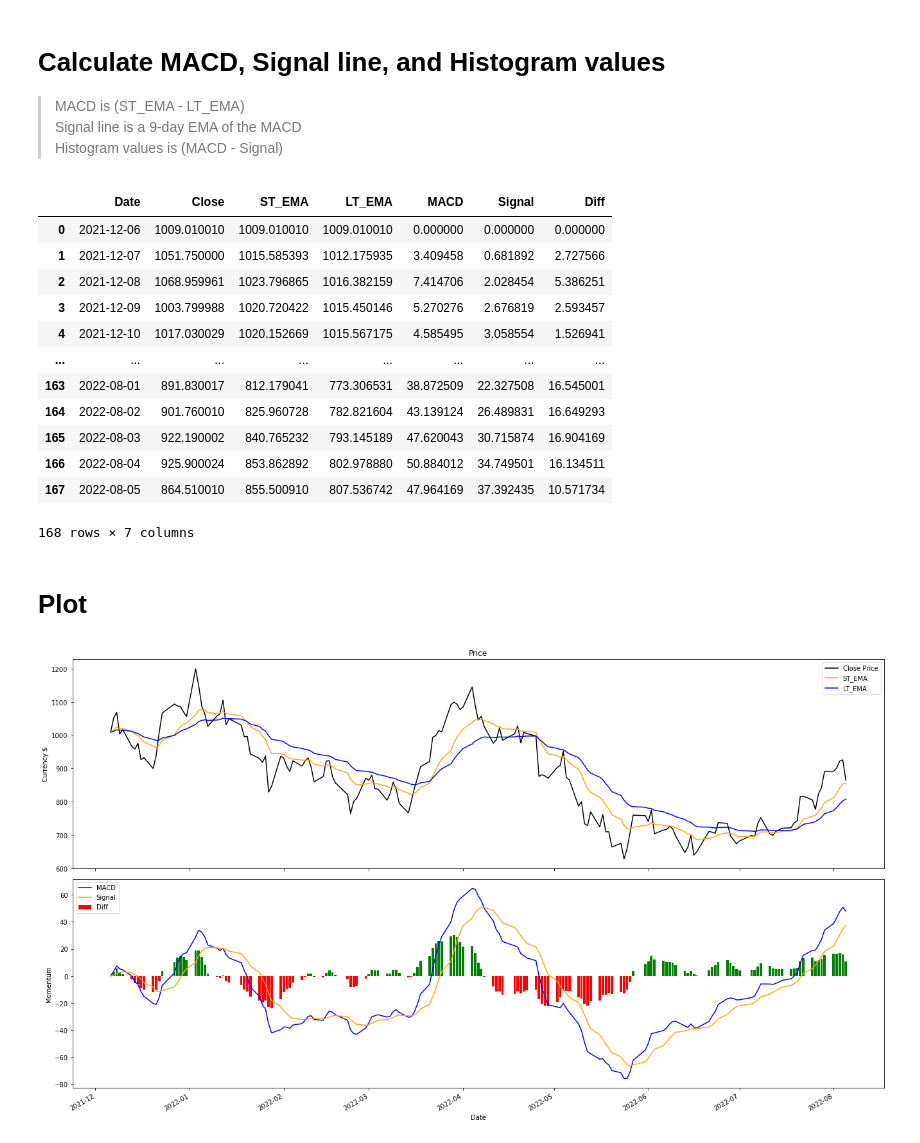
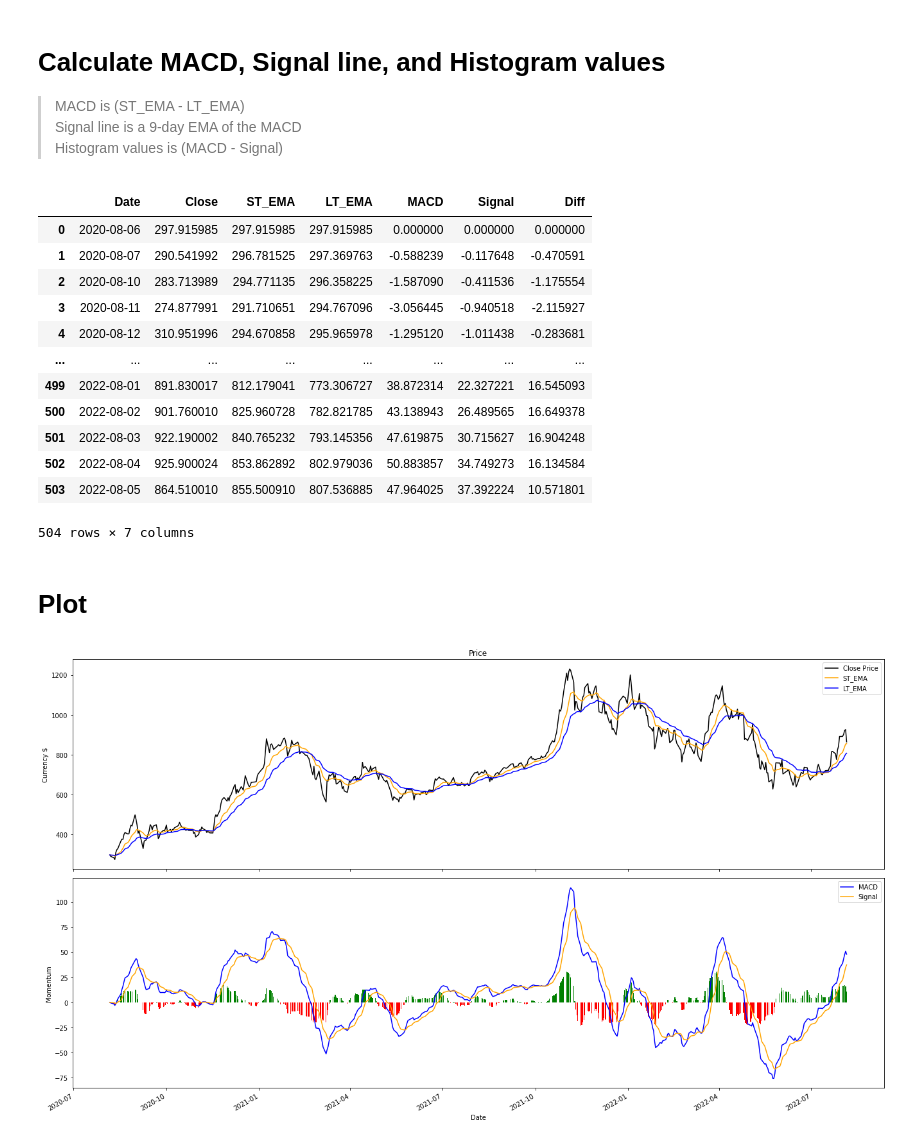
Before and after one commit to ShenChikai/Trading-Projects, a Jupyter notebook: MACD/MACD.ipynb, the cells around one changed output. Cells and saved outputs as stored; diff of their text form; code cells hidden in the pictures.

```diff
--- a/MACD/MACD.ipynb
+++ b/MACD/MACD.ipynb
@@ -25,11 +25,12 @@ warnings.simplefilter(action="ignore", category=SettingWithCopyWarning)
 stock_list = ['TSLA']
 stock_historical = yf.download(
     stock_list,
-    period="8mo",
+    period="24mo",
     interval="1d"
 )
 
-stock_historical.head()
+display(stock_historical.head())
+print(len(stock_historical), "data points.")
 # %% [output]
 [*********************100%***********************]  1 of 1 completed
 |  | Open | High | Low | Close | Adj Close | Volume |
@@ -133,50 +135,49 @@ MACD_df['Diff'] = MACD_df['MACD'] - MACD_df['Signal']
 MACD_df
 # %% [output]
 |  | Date | Close | ST_EMA | LT_EMA | MACD | Signal | Diff |
-| 0 | 2021-12-06 | 1009.010010 | 1009.010010 | 1009.010010 | 0.000000 | 0.000000 | 0.000000 |
-| 1 | 2021-12-07 | 1051.750000 | 1015.585393 | 1012.175935 | 3.409458 | 0.681892 | 2.727566 |
-| 2 | 2021-12-08 | 1068.959961 | 1023.796865 | 1016.382159 | 7.414706 | 2.028454 | 5.386251 |
-| 3 | 2021-12-09 | 1003.799988 | 1020.720422 | 1015.450146 | 5.270276 | 2.676819 | 2.593457 |
-| 4 | 2021-12-10 | 1017.030029 | 1020.152669 | 1015.567175 | 4.585495 | 3.058554 | 1.526941 |
+| 0 | 2020-08-06 | 297.915985 | 297.915985 | 297.915985 | 0.000000 | 0.000000 | 0.000000 |
+| 1 | 2020-08-07 | 290.541992 | 296.781525 | 297.369763 | -0.588239 | -0.117648 | -0.470591 |
+| 2 | 2020-08-10 | 283.713989 | 294.771135 | 296.358225 | -1.587090 | -0.411536 | -1.175554 |
+| 3 | 2020-08-11 | 274.877991 | 291.710651 | 294.767096 | -3.056445 | -0.940518 | -2.115927 |
+| 4 | 2020-08-12 | 310.951996 | 294.670858 | 295.965978 | -1.295120 | -1.011438 | -0.283681 |
 | ... | ... | ... | ... | ... | ... | ... | ... |
-| 163 | 2022-08-01 | 891.830017 | 812.179041 | 773.306531 | 38.872509 | 22.327508 | 16.545001 |
-| 164 | 2022-08-02 | 901.760010 | 825.960728 | 782.821604 | 43.139124 | 26.489831 | 16.649293 |
-| 165 | 2022-08-03 | 922.190002 | 840.765232 | 793.145189 | 47.620043 | 30.715874 | 16.904169 |
-| 166 | 2022-08-04 | 925.900024 | 853.862892 | 802.978880 | 50.884012 | 34.749501 | 16.134511 |
-| 167 | 2022-08-05 | 864.510010 | 855.500910 | 807.536742 | 47.964169 | 37.392435 | 10.571734 |
+| 499 | 2022-08-01 | 891.830017 | 812.179041 | 773.306727 | 38.872314 | 22.327221 | 16.545093 |
+| 500 | 2022-08-02 | 901.760010 | 825.960728 | 782.821785 | 43.138943 | 26.489565 | 16.649378 |
+| 501 | 2022-08-03 | 922.190002 | 840.765232 | 793.145356 | 47.619875 | 30.715627 | 16.904248 |
+| 502 | 2022-08-04 | 925.900024 | 853.862892 | 802.979036 | 50.883857 | 34.749273 | 16.134584 |
+| 503 | 2022-08-05 | 864.510010 | 855.500910 | 807.536885 | 47.964025 | 37.392224 | 10.571801 |
-168 rows × 7 columns
+504 rows × 7 columns
 # %% [markdown]
 # Plot
 # %%
 MACD_df.set_index('Date', inplace=True)
 # 2row-1col graph with
 #    Price, ST/LT EMA at top
 #    and MACD, Signal, Hist at bottom
 fig, (ax1, ax2) = plt.subplots(nrows=2, ncols=1, sharex=True)
 fig.set_size_inches(18.5, 10.5)
 
 ax1.plot(MACD_df.index, MACD_df.Close, color='black', label='Close Price')
 ax1.plot(MACD_df.index, MACD_df.ST_EMA, color='orange', label='ST_EMA')
 ax1.plot(MACD_df.index, MACD_df.LT_EMA, color='blue', label='LT_EMA')
 
 ax2.plot(MACD_df.index, MACD_df.MACD, color='blue', label='MACD')
 ax2.plot(MACD_df.index, MACD_df.Signal, color='orange', label='Signal')
 MACD_df['positive'] = MACD_df['Diff'] > 0 # dummy column to separate colors
-ax2.bar(MACD_df.index, MACD_df.Diff,
-        color=MACD_df.positive.map({True: 'green', False: 'red'}), )
+ax2.bar(MACD_df.index, MACD_df.Diff, color=MACD_df.positive.map({True: 'green', False: 'red'}))
 
 ax1.legend()
 ax1.set_title('Price')
 ax1.set_ylabel('Currency $')
 
 ax2.legend()
 ax2.set_xlabel('Date')
 ax2.set_ylabel('Momentum')
 
 fig.autofmt_xdate()
 
 plt.tight_layout()
 plt.show()
 fig.savefig('MACD.png')
 # %% [output]
-[figure, old version]
+[figure, new version]
```
Also changed, not shown: parts of 5 cells of this notebook, 2 other files.
